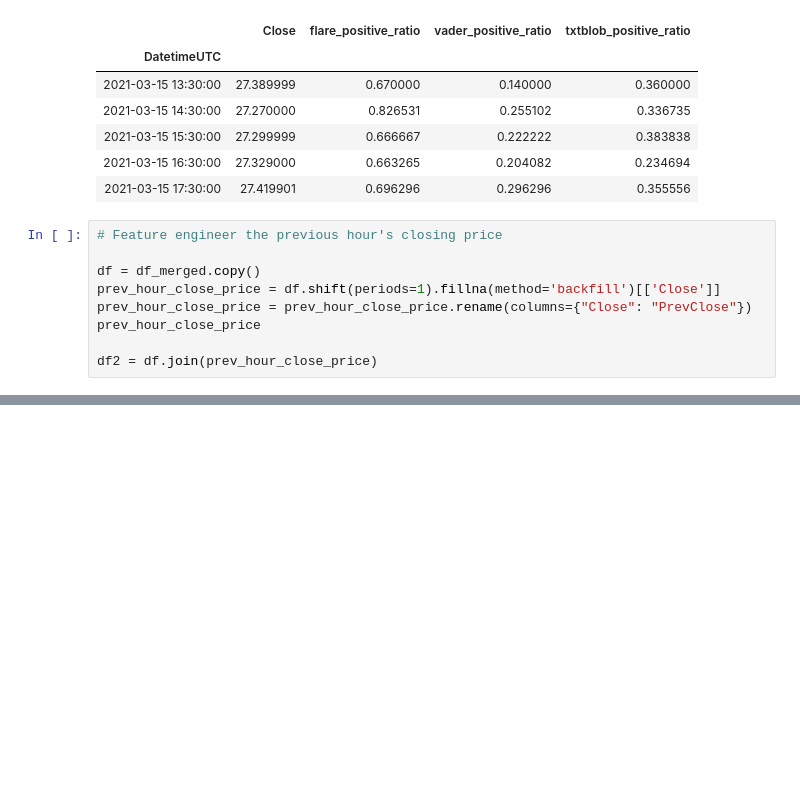
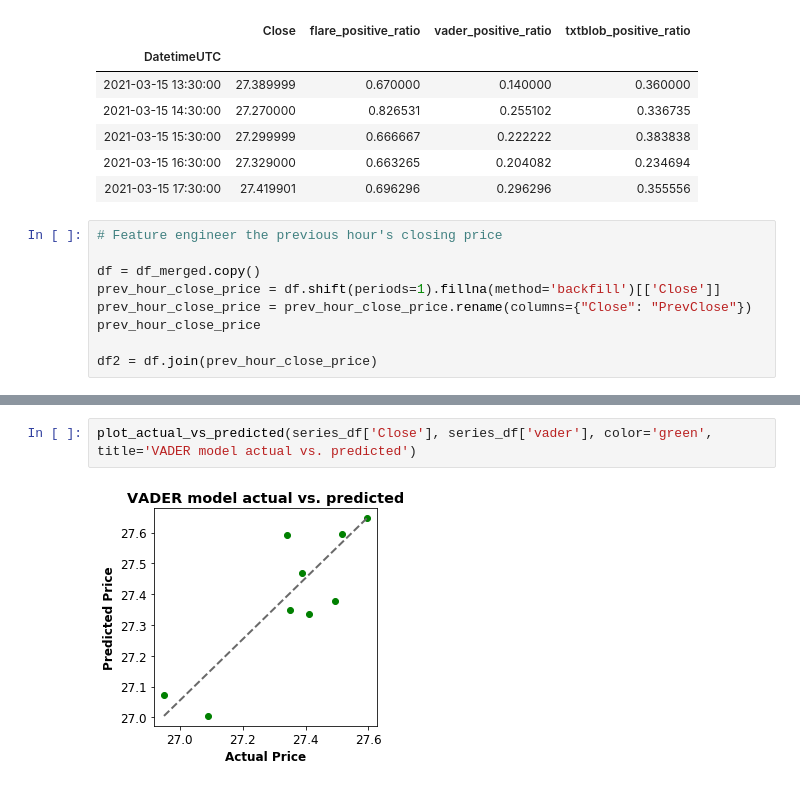
Before and after one commit to ml-group8/assignment, a Jupyter notebook: predict_stock_price_by_sentiment.ipynb, the cells around one changed output, grey strips where cells are left out. Saved outputs shown, nothing was run; the diff lists cells and outputs as text; blank space fills up the shorter version.

```diff
--- a/predict_stock_price_by_sentiment.ipynb
+++ b/predict_stock_price_by_sentiment.ipynb
@@ -327,0 +381,4 @@ Testing r-squared score : 0.7707965410703868
+# %%
+plot_actual_vs_predicted(series_df['Close'], series_df['vader'], color='green', title='VADER model actual vs. predicted')
+# %% [output]
+[figure, added]
```
Also changed, not shown: parts of 8 cells of this notebook.
